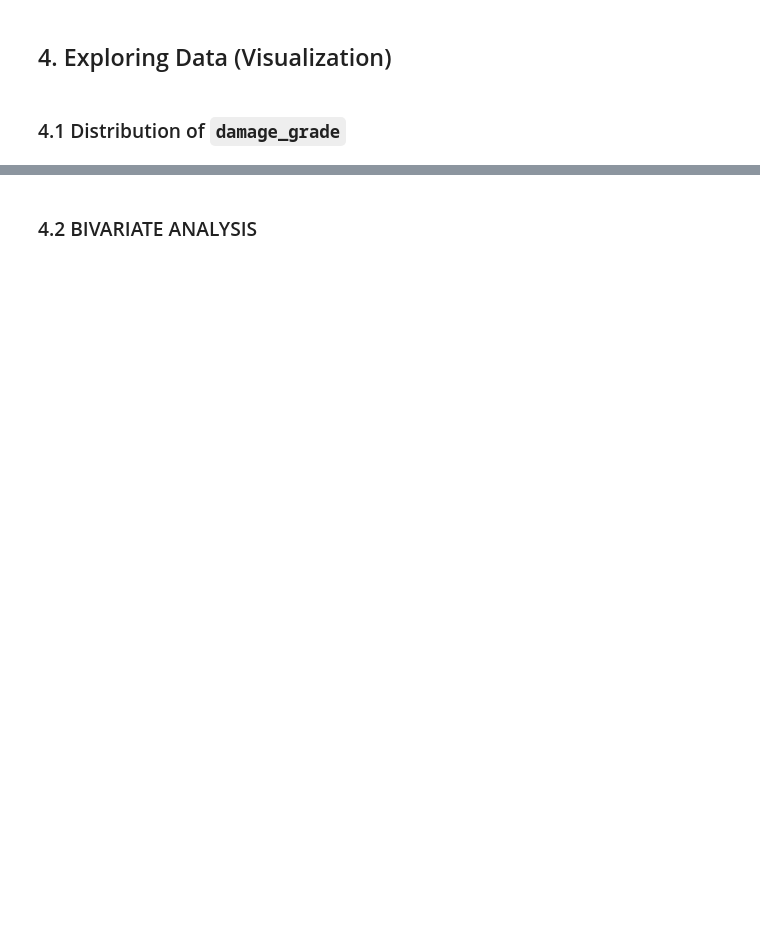
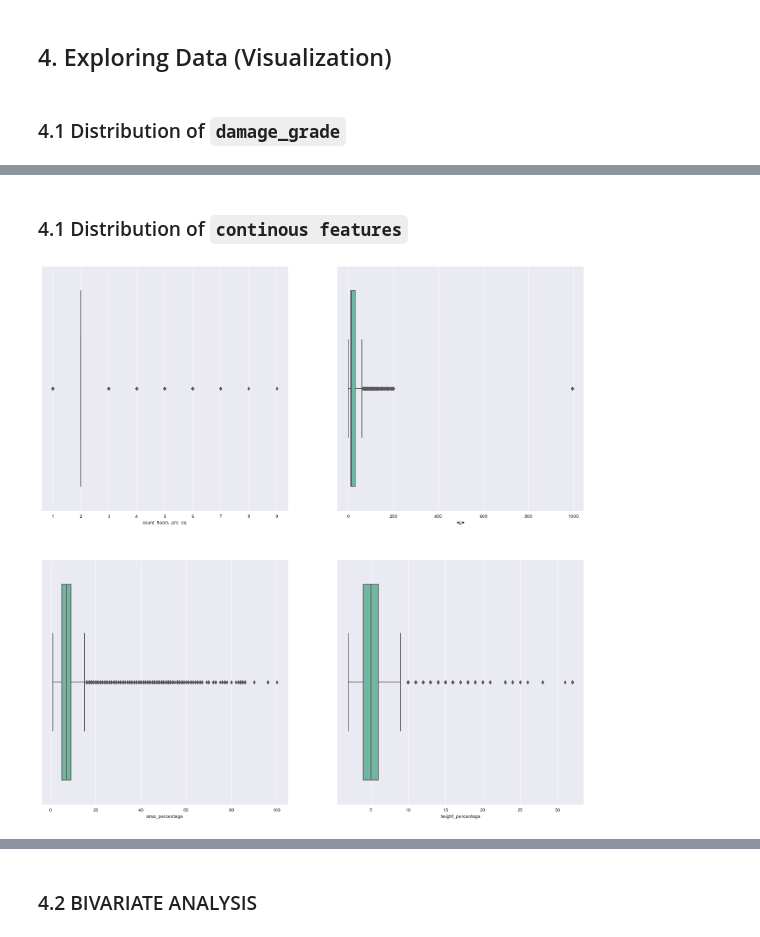
Before and after one commit to Bhandari008/house_damage_prediction, a Jupyter notebook: notebook/EDA.ipynb, the cells around one changed output, grey strips where cells are left out. Drawn from its saved outputs; the diff is of its cells as text; code cells hidden in the pictures; blank space fills up the shorter version.

```diff
--- a/notebook/EDA.ipynb
+++ b/notebook/EDA.ipynb
@@ -192,0 +272,5 @@ df.head()
+# %%
+for col in binary_features:
+    print(f"{col} proportion")
+    print(df_binary_features[col].value_counts(normalize=True))
+    print(" ")
@@ -200,0 +314,13 @@ sns.countplot(df['damage_grade']);
+# %% [markdown]
+### 4.1 Distribution of `continous features`
+# %%
+def plot_boxplot(columns):
+    fig, axes = plt.subplots(2, 2, figsize=(20, 20))
+    for ax, col in zip(axes.flatten(), columns):
+        sns.boxplot(df[col], ax=ax, palette='Set2')
+        ax.set_xlabel(col)
+    plt.show()
+
+plot_boxplot(continuous_features)
+# %% [output]
+[figure, added]
```
Also changed, not shown: parts of 36 cells of this notebook, 2 other files.
